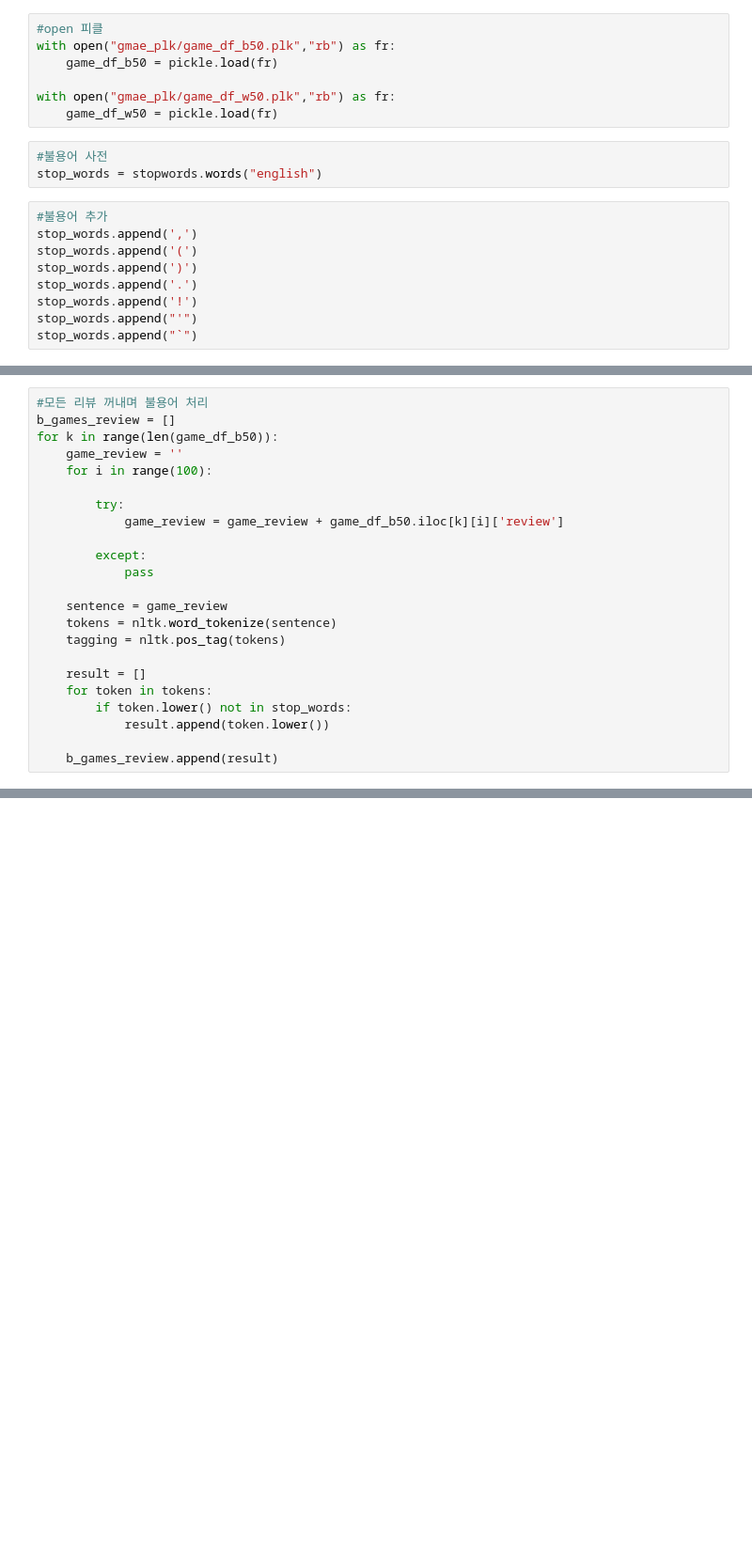
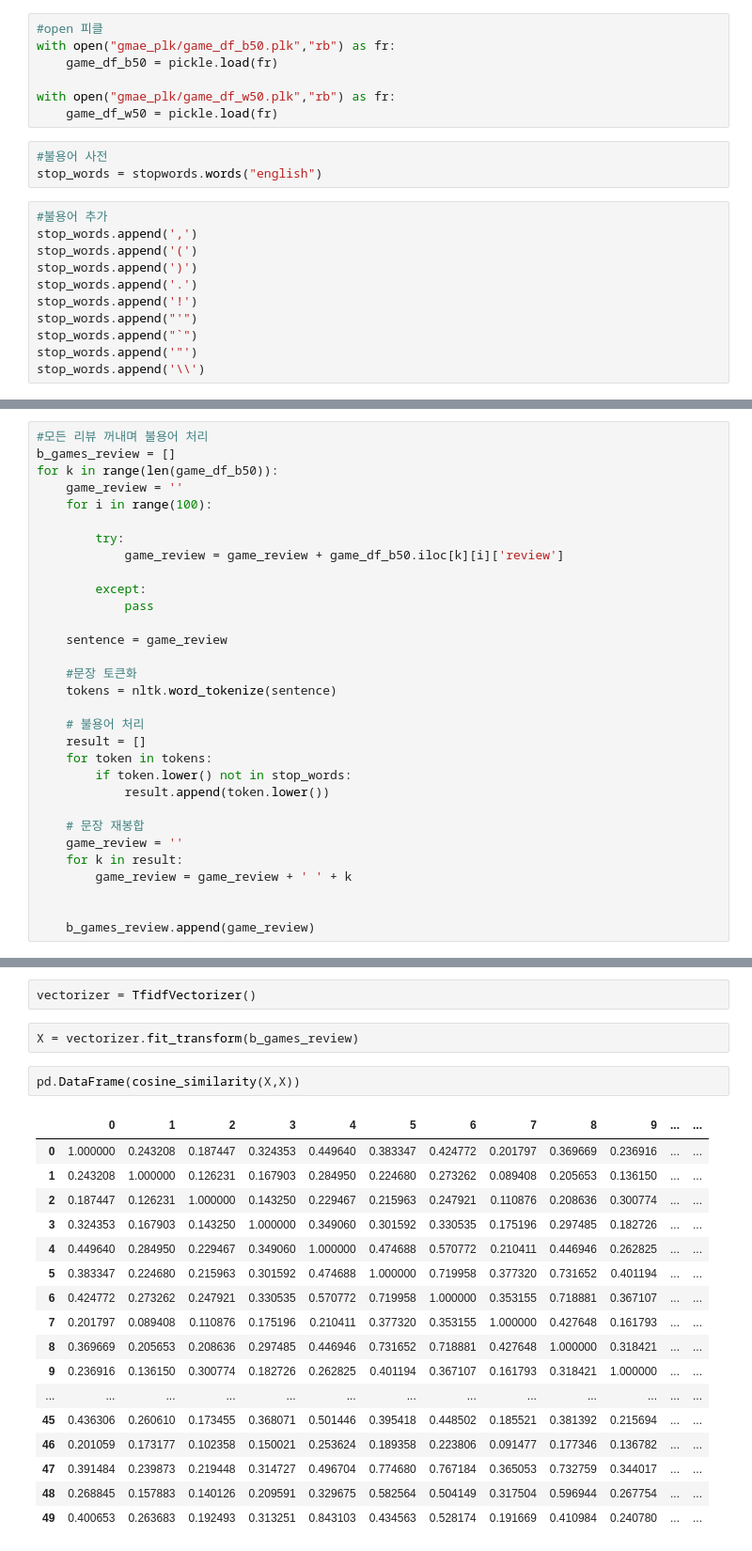
Before and after one commit to querkowe/game_review_analysis, a Jupyter notebook: preprocessing/stop_word.ipynb, the cells around one changed output, grey strips where cells are left out. Shown at 94% size. Saved outputs shown, nothing was run; the diff lists cells and outputs as text; blank space fills up the shorter version.

Commit message:
[%]22-08-23 updata stop_word.ju

```diff
--- a/preprocessing/stop_word.ipynb
+++ b/preprocessing/stop_word.ipynb
@@ -33,4 +33,6 @@ stop_words.append('.')
 stop_words.append('!')
 stop_words.append("'")
 stop_words.append("`")
+stop_words.append('"')
+stop_words.append('\\')
 # %%
@@ -67,13 +51,21 @@ for k in range(len(game_df_b50)):
             pass
 
     sentence = game_review
+
+    #문장 토큰화
     tokens = nltk.word_tokenize(sentence)
-    tagging = nltk.pos_tag(tokens)
 
+    # 불용어 처리
     result = []
     for token in tokens:
         if token.lower() not in stop_words:
             result.append(token.lower())
 
-    b_games_review.append(result)
+    # 문장 재봉합
+    game_review = ''
+    for k in result:
+        game_review = game_review + ' ' + k
+
+
+    b_games_review.append(game_review)
 # %%
@@ -98,0 +94,24 @@ b_games_review[1]
+# %%
+vectorizer = TfidfVectorizer()
+# %%
+X = vectorizer.fit_transform(b_games_review)
+# %%
+pd.DataFrame(cosine_similarity(X,X))
+# %% [output]
+|  | 0 | 1 | 2 | 3 | 4 | 5 | 6 | 7 | 8 | 9 | ... | ... |
+| 0 | 1.000000 | 0.243208 | 0.187447 | 0.324353 | 0.449640 | 0.383347 | 0.424772 | 0.201797 | 0.369669 | 0.236916 | ... | ... |
+| 1 | 0.243208 | 1.000000 | 0.126231 | 0.167903 | 0.284950 | 0.224680 | 0.273262 | 0.089408 | 0.205653 | 0.136150 | ... | ... |
+| 2 | 0.187447 | 0.126231 | 1.000000 | 0.143250 | 0.229467 | 0.215963 | 0.247921 | 0.110876 | 0.208636 | 0.300774 | ... | ... |
+| 3 | 0.324353 | 0.167903 | 0.143250 | 1.000000 | 0.349060 | 0.301592 | 0.330535 | 0.175196 | 0.297485 | 0.182726 | ... | ... |
+| 4 | 0.449640 | 0.284950 | 0.229467 | 0.349060 | 1.000000 | 0.474688 | 0.570772 | 0.210411 | 0.446946 | 0.262825 | ... | ... |
+| 5 | 0.383347 | 0.224680 | 0.215963 | 0.301592 | 0.474688 | 1.000000 | 0.719958 | 0.377320 | 0.731652 | 0.401194 | ... | ... |
+| 6 | 0.424772 | 0.273262 | 0.247921 | 0.330535 | 0.570772 | 0.719958 | 1.000000 | 0.353155 | 0.718881 | 0.367107 | ... | ... |
+| 7 | 0.201797 | 0.089408 | 0.110876 | 0.175196 | 0.210411 | 0.377320 | 0.353155 | 1.000000 | 0.427648 | 0.161793 | ... | ... |
+| 8 | 0.369669 | 0.205653 | 0.208636 | 0.297485 | 0.446946 | 0.731652 | 0.718881 | 0.427648 | 1.000000 | 0.318421 | ... | ... |
+| 9 | 0.236916 | 0.136150 | 0.300774 | 0.182726 | 0.262825 | 0.401194 | 0.367107 | 0.161793 | 0.318421 | 1.000000 | ... | ... |
+| ... | ... | ... | ... | ... | ... | ... | ... | ... | ... | ... | ... | ... |
+| 45 | 0.436306 | 0.260610 | 0.173455 | 0.368071 | 0.501446 | 0.395418 | 0.448502 | 0.185521 | 0.381392 | 0.215694 | ... | ... |
+| 46 | 0.201059 | 0.173177 | 0.102358 | 0.150021 | 0.253624 | 0.189358 | 0.223806 | 0.091477 | 0.177346 | 0.136782 | ... | ... |
+| 47 | 0.391484 | 0.239873 | 0.219448 | 0.314727 | 0.496704 | 0.774680 | 0.767184 | 0.365053 | 0.732759 | 0.344017 | ... | ... |
+| 48 | 0.268845 | 0.157883 | 0.140126 | 0.209591 | 0.329675 | 0.582564 | 0.504149 | 0.317504 | 0.596944 | 0.267754 | ... | ... |
+| 49 | 0.400653 | 0.263683 | 0.192493 | 0.313251 | 0.843103 | 0.434563 | 0.528174 | 0.191669 | 0.410984 | 0.240780 | ... | ... |
```
Also changed, not shown: parts of 5 cells of this notebook.
